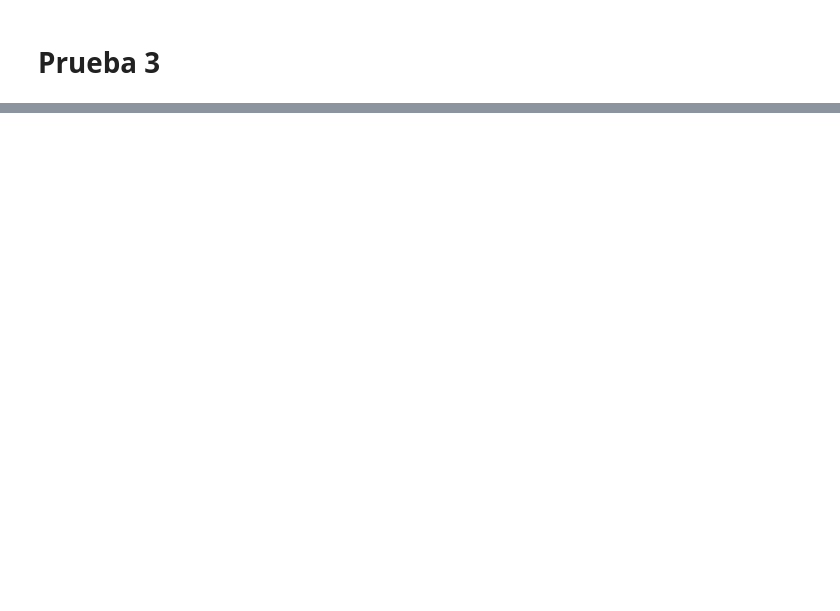
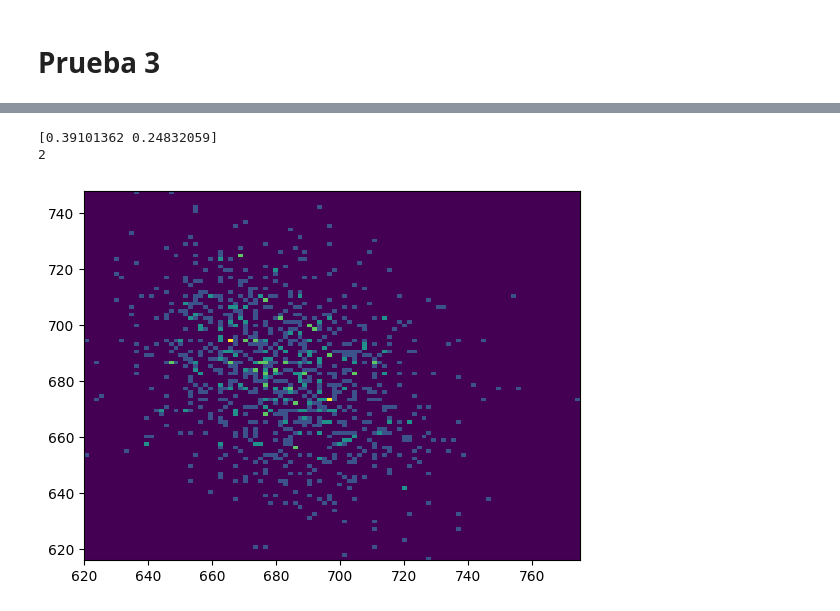
Before and after one commit to jfelixrojas/Seguimiento_2_FCI2024, a Jupyter notebook: prueba.ipynb, the cells around one changed output, grey strips where cells are left out. Cells and saved outputs as stored; diff of their text form; code cells hidden in the pictures; blank space fills up the shorter version.

```diff
--- a/prueba.ipynb
+++ b/prueba.ipynb
@@ -147,0 +175,10 @@ ValueError: `bins` must increase monotonically, when an array
+# %%
+b = np.array([np.random.uniform(0,1),np.random.uniform(0,1)])
+print(b)
+print(len(b))
+A = plt.hist2d(NA,NB,bins=100)
+x_edges,y_edges = A[1], A[2]
+# %% [output]
+[0.39101362 0.24832059]
+2
+[figure, added]
```
Also changed, not shown: parts of 8 cells of this notebook.
